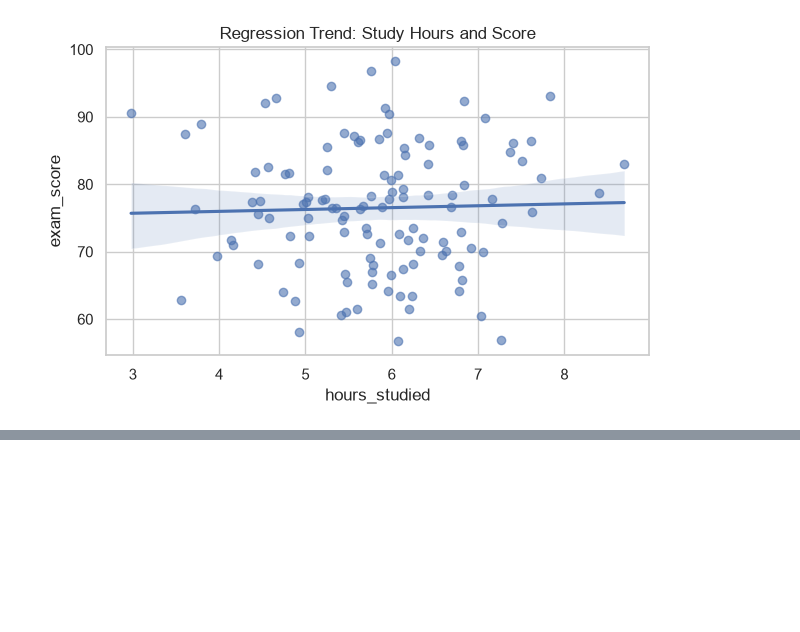
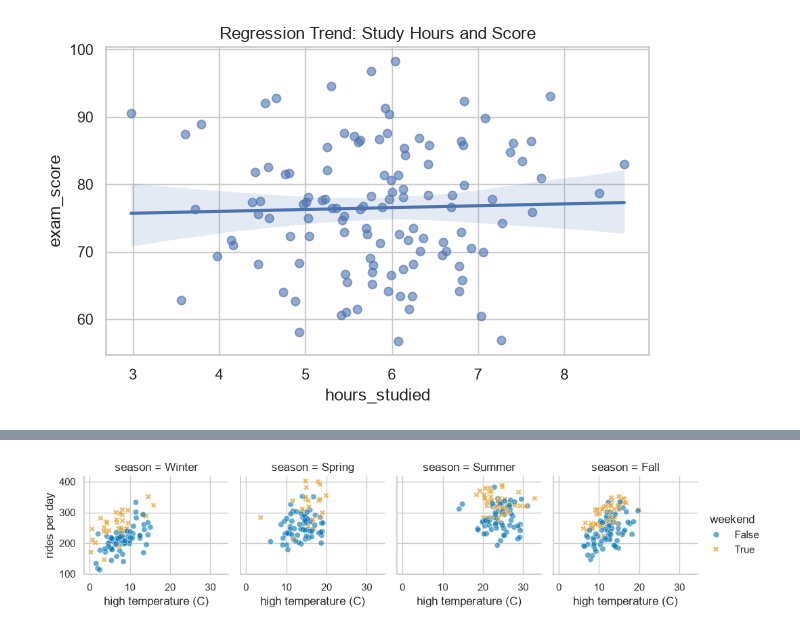
Before and after one commit to Boyu-Zhang-UOI/pml-f2026-notebooks, a Jupyter notebook: 02-data-science-stack/02_visualization_tutorial.ipynb, the cells around one changed output, grey strips where cells are left out. Saved outputs shown, nothing was run; the diff lists cells and outputs as text; code cells hidden in the pictures; blank space fills up the shorter version.

```diff
--- a/02-data-science-stack/02_visualization_tutorial.ipynb
+++ b/02-data-science-stack/02_visualization_tutorial.ipynb
@@ -182,0 +252,11 @@ plt.show()
+# %%
+order = ["Winter", "Spring", "Summer", "Fall"]
+g = sns.relplot(data=df, x="temp_c", y="rides",
+                col="season", col_order=order, col_wrap=4,
+                hue="weekend", style="weekend", height=2.5,
+                kind="scatter", alpha=0.6)
+g.set_axis_labels("high temperature (C)",
+                  "rides per day")
+plt.show()
+# %% [output]
+[figure, added]
```
Also changed, not shown: parts of 8 cells of this notebook.
